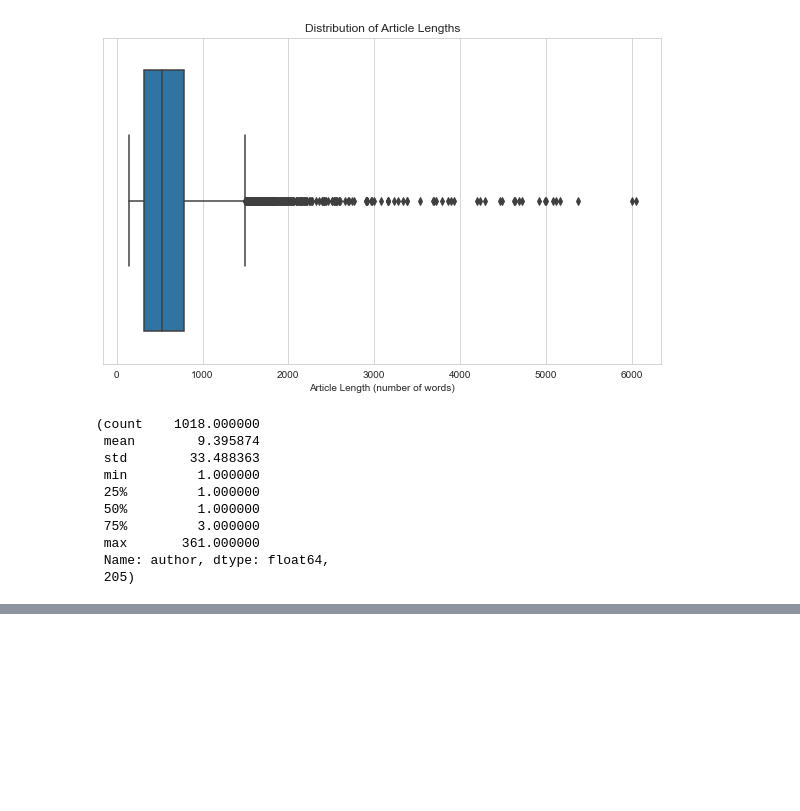
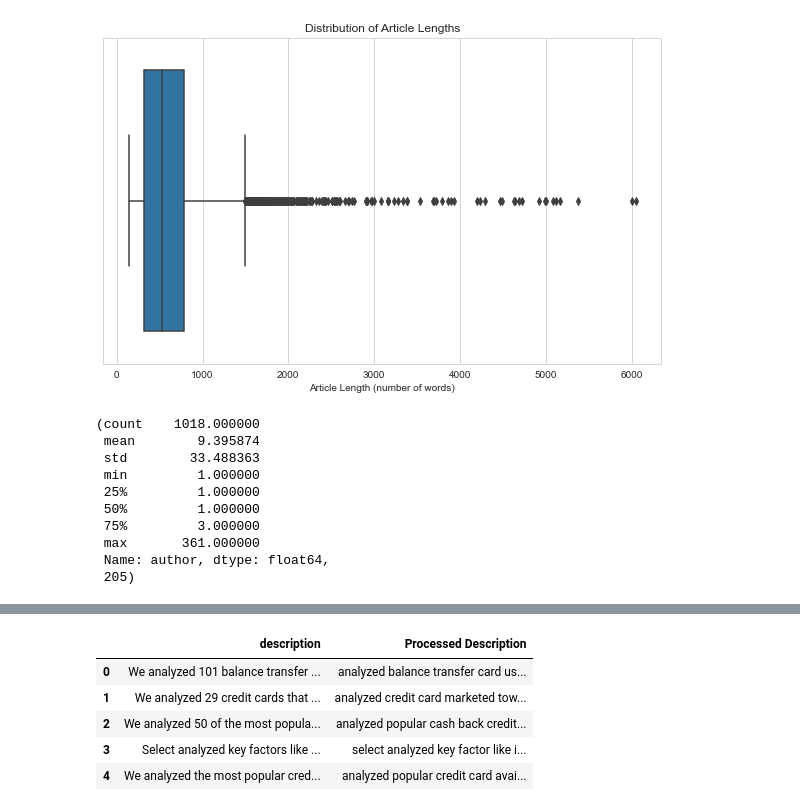
Before and after one commit to EthanFalcao/Sentiment-Analysis-in-Financial-Markets, a Jupyter notebook: (CNBC_Text) - Exploratory Data Analysis.ipynb, the cells around one changed output, grey strips where cells are left out. Cells and saved outputs as stored; diff of their text form; code cells hidden in the pictures; blank space fills up the shorter version.

```diff
--- a/(CNBC_Text) - Exploratory Data Analysis.ipynb
+++ b/(CNBC_Text) - Exploratory Data Analysis.ipynb
@@ -501,0 +515,44 @@ author_distribution_summary, missing_authors_count
+# %%
+import nltk
+from nltk.corpus import stopwords
+from nltk.tokenize import word_tokenize
+from nltk.stem import WordNetLemmatizer
+nltk.download('omw-1.4')
+import re
+
+# Download necessary NLTK data
+nltk.download('punkt')
+nltk.download('stopwords')
+nltk.download('wordnet')
+
+# Initialize the lemmatizer
+lemmatizer = WordNetLemmatizer()
+
+# Define a function for the preprocessing steps
+def preprocess_text(text):
+    # Convert text to lowercase
+    text = text.lower()
+
+    # Remove special characters and numbers
+    text = re.sub(r'\W+|\d+', ' ', text)
+
+    # Tokenize text
+    tokens = word_tokenize(text)
+
+    # Remove stopwords
+    stop_words = set(stopwords.words('english'))
+    filtered_tokens = [word for word in tokens if word not in stop_words]
+
+    # Lemmatize tokens
+    lemmatized_tokens = [lemmatizer.lemmatize(token) for token in filtered_tokens]
+
+    # Handling negations could be more complex and context-specific, not covered here
+
+    return ' '.join(lemmatized_tokens)
+
+# Apply preprocessing to a sample of the text data
+df_text['Processed Description'] = df_text['description'].apply(lambda x: preprocess_text(str(x)))
+
+# Display the original and processed text for comparison
+df_text[['description', 'Processed Description']].head()
+# %% [output]
@@ -501,0 +570,6 @@ author_distribution_summary, missing_authors_count
+|  | description | Processed Description |
+| 0 | We analyzed 101 balance transfer ... | analyzed balance transfer card us... |
+| 1 | We analyzed 29 credit cards that ... | analyzed credit card marketed tow... |
+| 2 | We analyzed 50 of the most popula... | analyzed popular cash back credit... |
+| 3 | Select analyzed key factors like ... | select analyzed key factor like i... |
+| 4 | We analyzed the most popular cred... | analyzed popular credit card avai... |
```
Also changed, not shown: parts of 4 cells of this notebook.
